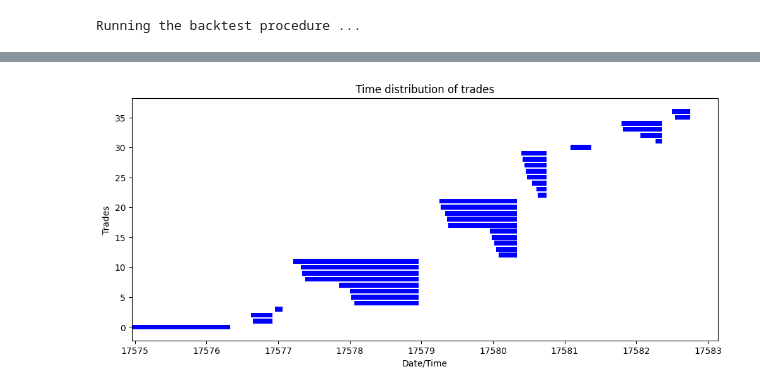
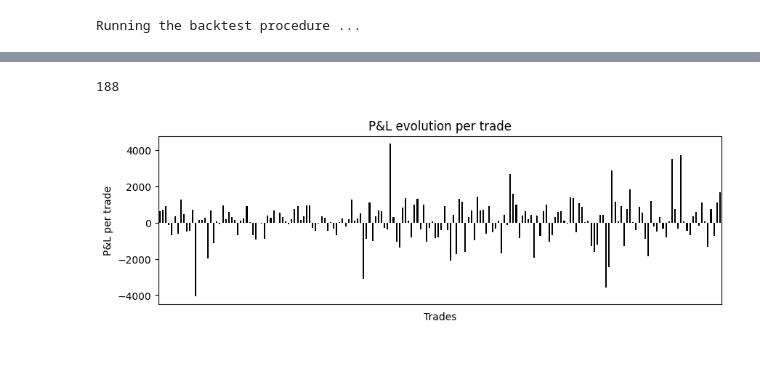
Before and after one commit to lcsrodriguez/cryptotrading, a Jupyter notebook: notebooks/bitcoin_trading.ipynb, the cells around one changed output, grey strips where cells are left out. Drawn from its saved outputs; the diff is of its cells as text; code cells hidden in the pictures; blank space fills up the shorter version.

Commit message:
Adding documentation for strategy & backtest

```diff
--- a/notebooks/bitcoin_trading.ipynb
+++ b/notebooks/bitcoin_trading.ipynb
@@ -567,5 +508,5 @@ def get_preds_time_interval(preds_: pd.DataFrame) -> dict:
 # %%
-s, e = get_preds_time_interval(preds).values()
+s, e = Utils.get_preds_time_interval(preds).values()
 s, e
 # %% [output]
 (Timestamp('2018-02-12 10:30:00'), Timestamp('2018-02-20 18:00:00'))
@@ -648,9 +589,9 @@ class Custom(Strategy):
         # To pass additional data, write it here or overload the Backtest class to pass
         # via the _strategy member, any additional information
 
-        self.sma1 = self.I(MovingAverage, self.data.Close, 12)
-        self.sma2 = self.I(MovingAverage, self.data.Close, 24)
-        self.daily_rsi = self.I(tap.rsi, pd.Series(self.data.Close), 3)
+        #self.sma1 = self.I(MovingAverage, self.data.Close, 12)
+        #self.sma2 = self.I(MovingAverage, self.data.Close, 24)
+        #self.daily_rsi = self.I(tap.rsi, pd.Series(self.data.Close), 3)
 
         pass
 
@@ -717,11 +658,10 @@ bt = BT(data=data,                  # OHLCV dataset (Pandas DataFrame)
         strategy=Custom,            # Strategy (Class, not instance)
         cash=100_000,               # Initial cash
         commission=.0002,           # Commission
-        margin=0.2,                 # Margin
+        margin=0.9,                 # Margin
         trade_on_close=False,
         hedging=False,
-        exclusive_orders=False
+        exclusive_orders=True
        )
-# TODO: See documentation
 # %% [output]
 Initializing the backtest instance ...
@@ -811,8 +744,15 @@ gantt = bt_trades[["EntryTime", "Duration"]]
-# %%
-# Plotting the time distribution of the trades
-_ = plt.barh(gantt.index, gantt["Duration"], left=gantt["EntryTime"])
-_ = plt.title("Time distribution of trades")
-_ = plt.xlabel("Date/Time")
-_ = plt.ylabel("Trades")
-# %% [output]
-[figure, removed]
+# %%
+# Number of trades
+bt_trades.shape[0]
+# %% [output]
+188
+# %%
+_ = bt_trades["PnL"].plot.bar(color="black", figsize=(10, 3), rot=40)
+_ = plt.title("P&L evolution per trade")
+_ = plt.xlabel("Trades")
+_ = plt.ylabel("P&L per trade")
+_ = plt.xticks([], [])
+#_ = plt.grid()
+#_ = plt.axhline(y = 0, color="red", alpha=0.2)
+# %% [output]
+[figure, added]
```
Also changed, not shown: parts of 22 cells of this notebook.
